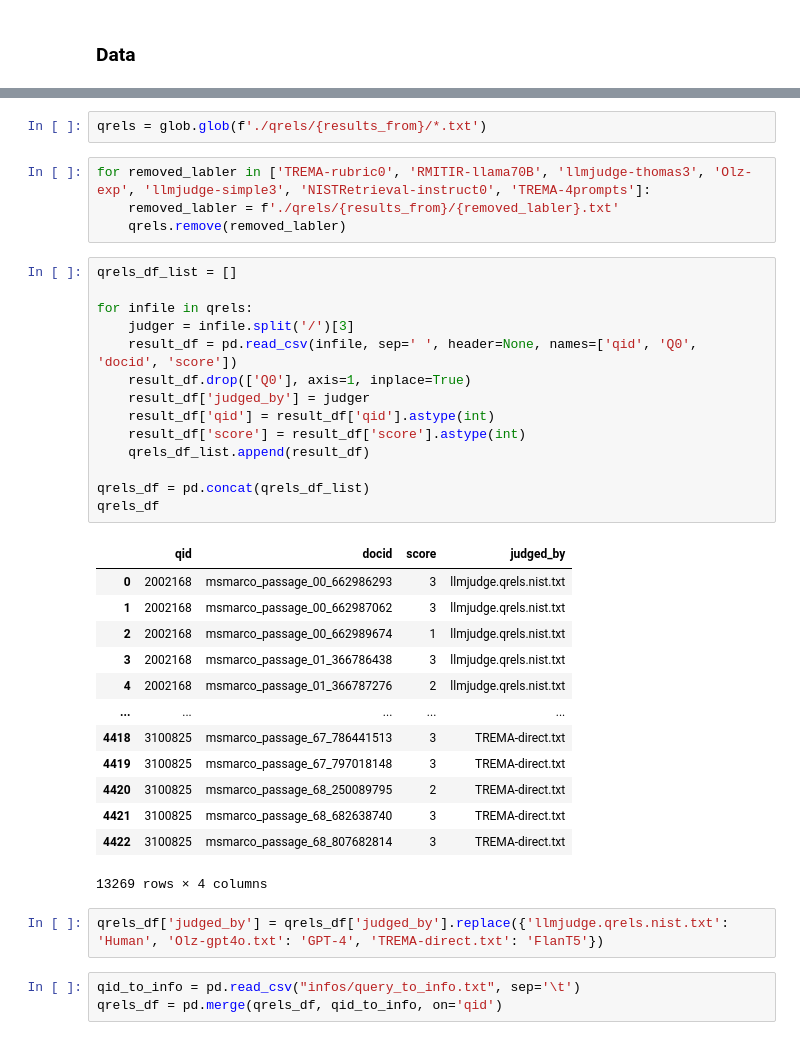
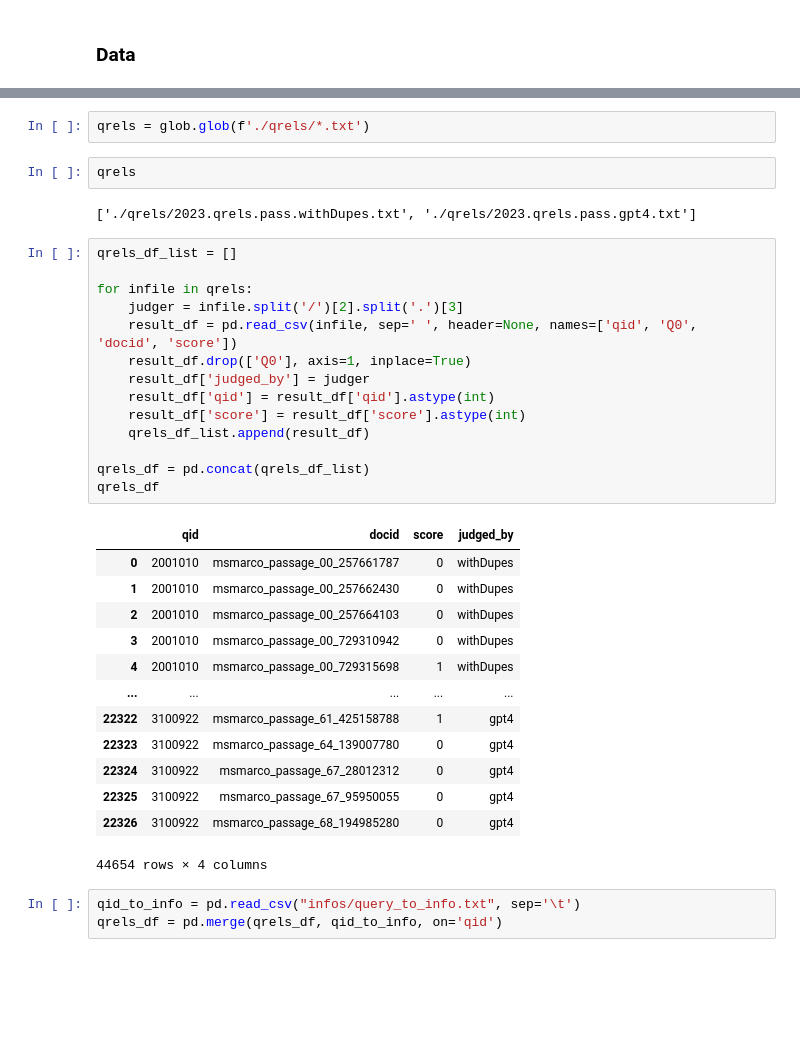
Before and after one commit to rahmanidashti/BiasSyntheticData, a Jupyter notebook: 4-labels-analysis.ipynb, the cells around one changed output, grey strips where cells are left out. Cells and saved outputs as stored; diff of their text form; blank space fills up the shorter version.

```diff
--- a/4-labels-analysis.ipynb
+++ b/4-labels-analysis.ipynb
@@ -34,39 +16,37 @@ def get_trec_qrels():
 # %%
-qrels = glob.glob(f'./qrels/{results_from}/*.txt')
+qrels = glob.glob(f'./qrels/*.txt')
-# %%
-for removed_labler in ['TREMA-rubric0', 'RMITIR-llama70B', 'llmjudge-thomas3', 'Olz-exp', 'llmjudge-simple3', 'NISTRetrieval-instruct0', 'TREMA-4prompts']:
-    removed_labler = f'./qrels/{results_from}/{removed_labler}.txt'
-    qrels.remove(removed_labler)
+# %%
+qrels
+# %% [output]
+['./qrels/2023.qrels.pass.withDupes.txt', './qrels/2023.qrels.pass.gpt4.txt']
 # %%
 qrels_df_list = []
 
 for infile in qrels:
-    judger = infile.split('/')[3]
+    judger = infile.split('/')[2].split('.')[3]
     result_df = pd.read_csv(infile, sep=' ', header=None, names=['qid', 'Q0', 'docid', 'score'])
     result_df.drop(['Q0'], axis=1, inplace=True)
     result_df['judged_by'] = judger
     result_df['qid'] = result_df['qid'].astype(int)
     result_df['score'] = result_df['score'].astype(int)
     qrels_df_list.append(result_df)
 
 qrels_df = pd.concat(qrels_df_list)
 qrels_df
 # %% [output]
 |  | qid | docid | score | judged_by |
-| 0 | 2002168 | msmarco_passage_00_662986293 | 3 | llmjudge.qrels.nist.txt |
-| 1 | 2002168 | msmarco_passage_00_662987062 | 3 | llmjudge.qrels.nist.txt |
-| 2 | 2002168 | msmarco_passage_00_662989674 | 1 | llmjudge.qrels.nist.txt |
-| 3 | 2002168 | msmarco_passage_01_366786438 | 3 | llmjudge.qrels.nist.txt |
-| 4 | 2002168 | msmarco_passage_01_366787276 | 2 | llmjudge.qrels.nist.txt |
+| 0 | 2001010 | msmarco_passage_00_257661787 | 0 | withDupes |
+| 1 | 2001010 | msmarco_passage_00_257662430 | 0 | withDupes |
+| 2 | 2001010 | msmarco_passage_00_257664103 | 0 | withDupes |
+| 3 | 2001010 | msmarco_passage_00_729310942 | 0 | withDupes |
+| 4 | 2001010 | msmarco_passage_00_729315698 | 1 | withDupes |
 | ... | ... | ... | ... | ... |
-| 4418 | 3100825 | msmarco_passage_67_786441513 | 3 | TREMA-direct.txt |
-| 4419 | 3100825 | msmarco_passage_67_797018148 | 3 | TREMA-direct.txt |
-| 4420 | 3100825 | msmarco_passage_68_250089795 | 2 | TREMA-direct.txt |
-| 4421 | 3100825 | msmarco_passage_68_682638740 | 3 | TREMA-direct.txt |
-| 4422 | 3100825 | msmarco_passage_68_807682814 | 3 | TREMA-direct.txt |
+| 22322 | 3100922 | msmarco_passage_61_425158788 | 1 | gpt4 |
+| 22323 | 3100922 | msmarco_passage_64_139007780 | 0 | gpt4 |
+| 22324 | 3100922 | msmarco_passage_67_28012312 | 0 | gpt4 |
+| 22325 | 3100922 | msmarco_passage_67_95950055 | 0 | gpt4 |
+| 22326 | 3100922 | msmarco_passage_68_194985280 | 0 | gpt4 |
-13269 rows × 4 columns
+44654 rows × 4 columns
-# %%
-qrels_df['judged_by'] = qrels_df['judged_by'].replace({'llmjudge.qrels.nist.txt': 'Human', 'Olz-gpt4o.txt': 'GPT-4', 'TREMA-direct.txt': 'FlanT5'})
 # %%
 qid_to_info = pd.read_csv("infos/query_to_info.txt", sep='\t')
 qrels_df = pd.merge(qrels_df, qid_to_info, on='qid')
```
Also changed, not shown: parts of 12 cells of this notebook, 1 other file.
